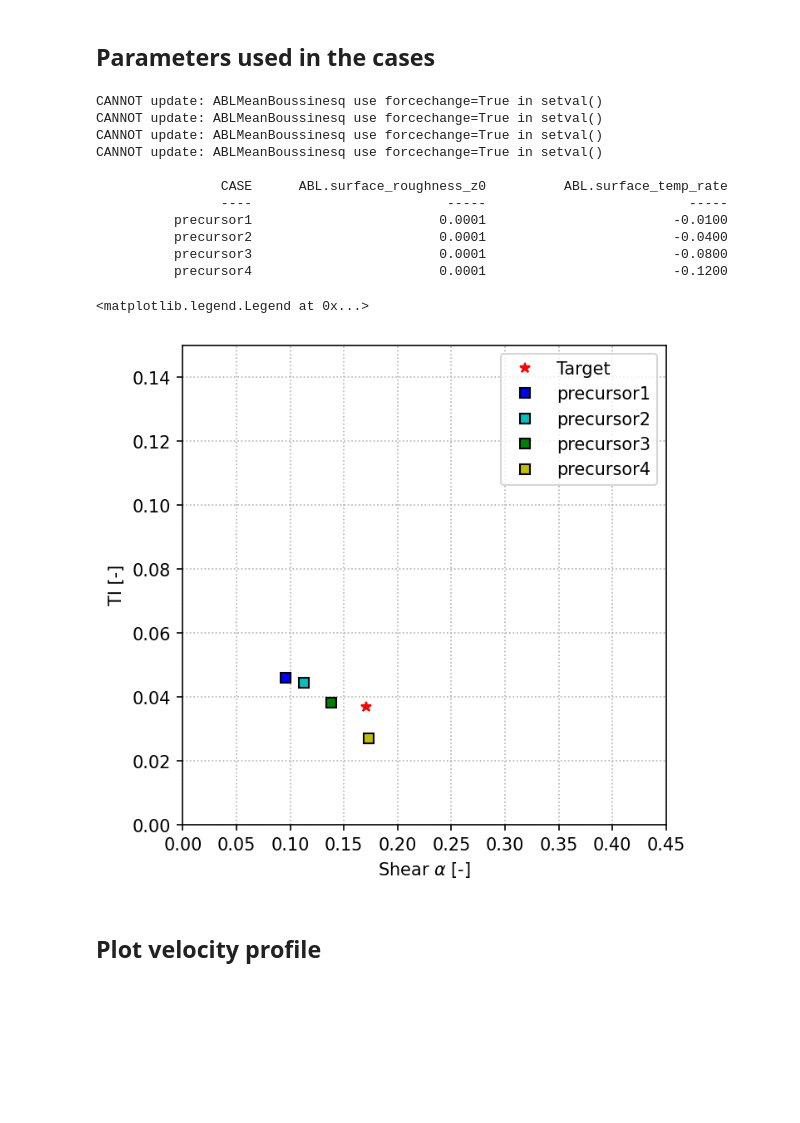
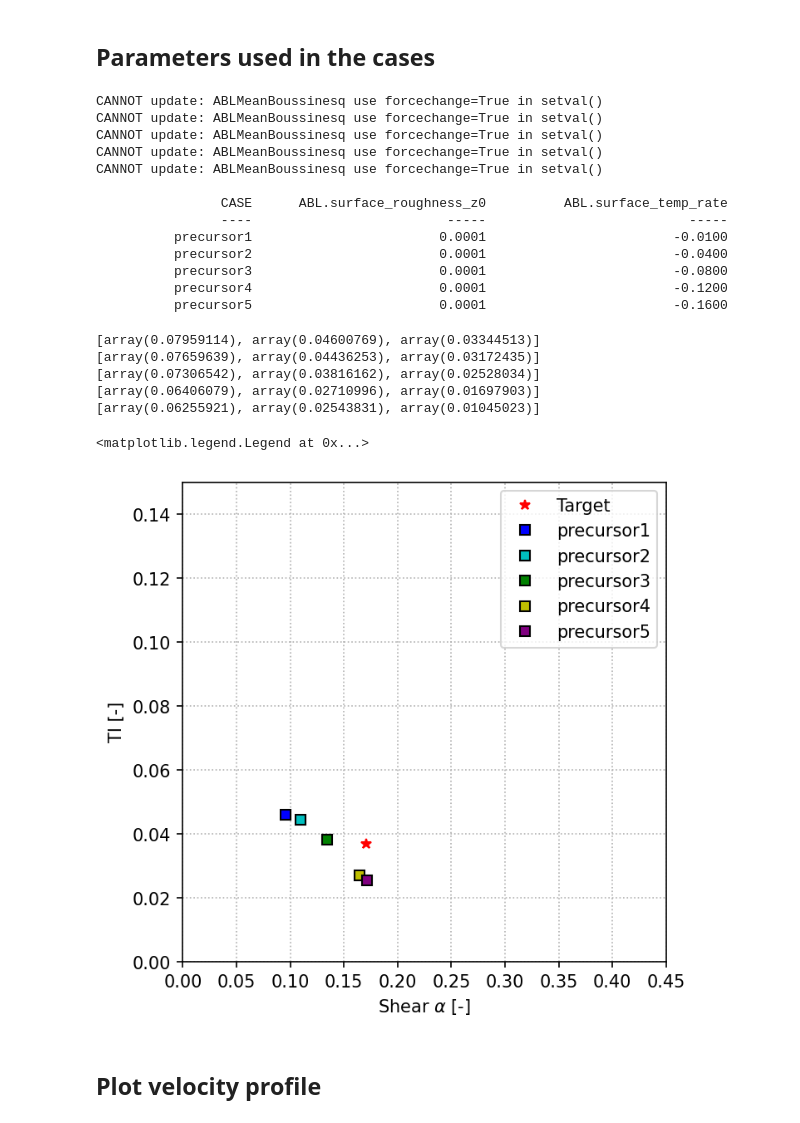
Before and after one commit to lawrenceccheung/ALCC_Frontier_WindFarm, a Jupyter notebook: precursor/MedWS_LowTI/Postprocessing_MedWS_LowTI1.ipynb, the cells around one changed output. Drawn from its saved outputs; the diff is of its cells as text; code cells hidden in the pictures; blank space fills up the shorter version.

```diff
--- a/precursor/MedWS_LowTI/Postprocessing_MedWS_LowTI1.ipynb
+++ b/precursor/MedWS_LowTI/Postprocessing_MedWS_LowTI1.ipynb
@@ -59,6 +59,10 @@ caselist = [
              'inputfile':'MedWS_LowTI_precursor1.inp',
              'ncfile':'post_processing/abl_statistics00000.nc', 'avgtimes':[25000, 30000],
              'mstyle':{'mfc':'y', 'marker':'s', 'lw':0, 'mec':'k',}, 'lstyle':{'color':'y'}},
+            {'rundir':rundir+'/precursor5', 'tag':'precursor5',
+             'inputfile':'MedWS_LowTI_precursor1.inp',
+             'ncfile':'post_processing/abl_statistics48000.nc', 'avgtimes':[25000, 30000],
+             'mstyle':{'mfc':'purple', 'marker':'s', 'lw':0, 'mec':'k',}, 'lstyle':{'color':'purple'}},
            ]
 
 # Average between 15,000 sec to 20,000 sec
@@ -67,6 +71,11 @@ avgtimes = [25000, 30000]
 # Hub-height locations
 plotheights=[30, 150, 270]
 
+zHH_target    = 150.0
+rotorD        = 240
+bottom_tip    = zHH_target - 0.5*rotorD
+top_tip       = zHH_target + 0.5*rotorD
+
 # Load the entire netcdf in memory
 loadinmemory = False   # Do this only if there's enough RAM and for new (python 3+ netCDF4) libraries
 # %%
@@ -97,7 +110,7 @@ Load time: 27.804416 sec
 # First, let's look at the averaged statistics
 for case in caselist:
     tstart = time.time()
-    case['reportstats'] = case['App'].ABLpostpro_printreport(avgt=case['avgtimes'], avgz=plotheights)
+    case['reportstats'] = case['App'].ABLpostpro_printreport(avgt=case['avgtimes'], avgz=plotheights,span=(bottom_tip,top_tip))
     tend   = time.time()
     print("Compute time: %f sec"%(tend-tstart))
 # %% [output]
@@ -173,6 +187,7 @@ for case in caselist:
         print('%30.4f '%case[q],end='')
     print()
 # %% [output]
+CANNOT update: ABLMeanBoussinesq use forcechange=True in setval()
 CANNOT update: ABLMeanBoussinesq use forcechange=True in setval()
 CANNOT update: ABLMeanBoussinesq use forcechange=True in setval()
 CANNOT update: ABLMeanBoussinesq use forcechange=True in setval()
@@ -184,30 +199,38 @@ CANNOT update: ABLMeanBoussinesq use forcechange=True in setval()
           precursor2                        0.0001                        -0.0400
           precursor3                        0.0001                        -0.0800
           precursor4                        0.0001                        -0.1200
+          precursor5                        0.0001                        -0.1600
 # %%
 fig, ax = plt.subplots(figsize=(5,5), facecolor='w', dpi=150)
 
 # Plot the ARM data
 plt.plot(ARM_alpha, ARM_TI, 'r*', label='Target')
 
 # Plot the AMR-Wind results
 for case in caselist:
     mstyle=case['mstyle']
     #plt.plot(case['reportstats']['Alpha'][3], case['reportstats']['TI_horiz'][2], label=case['tag'], **mstyle)
     #plt.plot(case['alpha_30_169'], case['reportstats']['TI_horiz'][2], label=case['tag'], **mstyle)
     #plt.plot(case['alpha_60_91'], case['reportstats']['TI_horiz'][2], label=case['tag'], **mstyle)
-    plt.plot(case['alpha_30_270'], case['reportstats']['TI_horiz'][1], label=case['tag'], **mstyle)
+    #plt.plot(case['alpha_30_270'], case['reportstats']['TI_horiz'][1], label=case['tag'], **mstyle)
+    print(case['reportstats']['TI_horiz'])
+    plt.plot(case['reportstats']['Alpha-Fit'][2], case['reportstats']['TI_horiz'][1],  label=case['tag'],**mstyle)
 
 #plt.xlim([0.25, 0.45])
 plt.xlim([0.0, 0.45])
 plt.ylim([0, 0.15])
 plt.xlabel(r'Shear $\alpha$ [-]')
 plt.ylabel('TI [-]')
 plt.grid(ls=':')
 plt.legend()
 # %% [output]
-<matplotlib.legend.Legend at 0x...>
+[array(0.07959114), array(0.04600769), array(0.03344513)]
+[array(0.07659639), array(0.04436253), array(0.03172435)]
+[array(0.07306542), array(0.03816162), array(0.02528034)]
+[array(0.06406079), array(0.02710996), array(0.01697903)]
+[array(0.06255921), array(0.02543831), array(0.01045023)]
+<matplotlib.legend.Legend at 0x...>
-[figure, old version]
+[figure, new version]
 # %% [markdown]
 ## Plot velocity profile
 # %%
```
Also changed, not shown: parts of 8 cells of this notebook.
